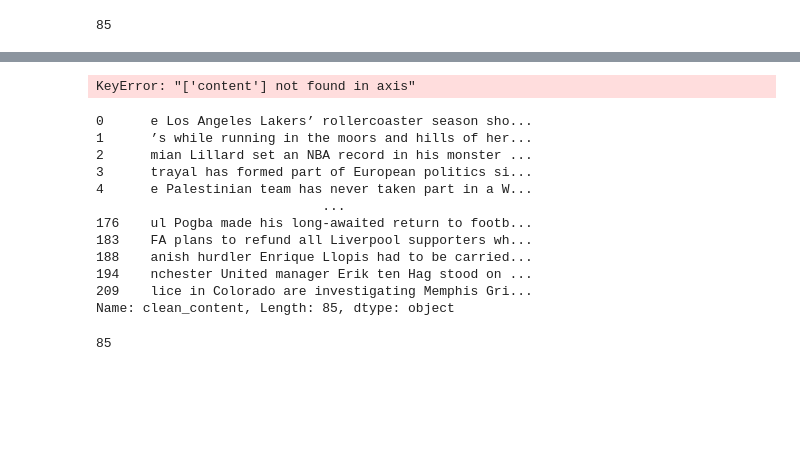
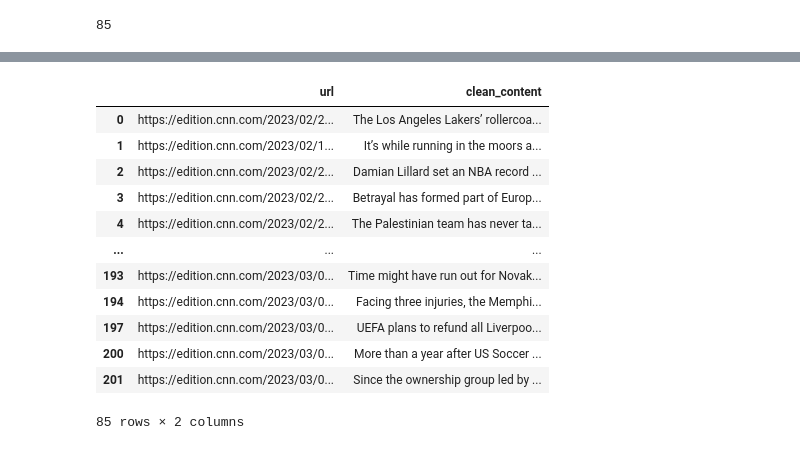
Before and after one commit to christine-kwan/News-Summarization, a Jupyter notebook: CNN Data Pre Processing.ipynb, the cells around one changed output, grey strips where cells are left out. Saved outputs shown, nothing was run; the diff lists cells and outputs as text; code cells hidden in the pictures; blank space fills up the shorter version.

```diff
--- a/CNN Data Pre Processing.ipynb
+++ b/CNN Data Pre Processing.ipynb
@@ -60,21 +250,19 @@ res
 # %%
-combined_df['clean_content'] = res
-combined_df = combined_df.drop('content', axis=1)
+# combined_df['clean_content'] = res
+# combined_df = combined_df.drop('content', axis=1)
-# %% [output]
-KeyError: "['content'] not found in axis"
 # %%
-content=combined_df['clean_content']
-content
+# combined_df
 # %% [output]
+|  | url | clean_content |
+| 0 | https://edition.cnn.com/2023/02/2... | The Los Angeles Lakers’ rollercoa... |
+| 1 | https://edition.cnn.com/2023/02/1... | It’s while running in the moors a... |
+| 2 | https://edition.cnn.com/2023/02/2... | Damian Lillard set an NBA record ... |
+| 3 | https://edition.cnn.com/2023/02/2... | Betrayal has formed part of Europ... |
+| 4 | https://edition.cnn.com/2023/02/2... | The Palestinian team has never ta... |
+| ... | ... | ... |
+| 193 | https://edition.cnn.com/2023/03/0... | Time might have run out for Novak... |
+| 194 | https://edition.cnn.com/2023/03/0... | Facing three injuries, the Memphi... |
+| 197 | https://edition.cnn.com/2023/03/0... | UEFA plans to refund all Liverpoo... |
+| 200 | https://edition.cnn.com/2023/03/0... | More than a year after US Soccer ... |
+| 201 | https://edition.cnn.com/2023/03/0... | Since the ownership group led by ... |
-0      e Los Angeles Lakers’ rollercoaster season sho...
-1      ’s while running in the moors and hills of her...
-2      mian Lillard set an NBA record in his monster ...
-3      trayal has formed part of European politics si...
-4      e Palestinian team has never taken part in a W...
-                             ...
-176    ul Pogba made his long-awaited return to footb...
-183    FA plans to refund all Liverpool supporters wh...
-188    anish hurdler Enrique Llopis had to be carried...
-194    nchester United manager Erik ten Hag stood on ...
-209    lice in Colorado are investigating Memphis Gri...
-Name: clean_content, Length: 85, dtype: object
+85 rows × 2 columns
@@ -83,4 +268,0 @@ Name: clean_content, Length: 85, dtype: object
-# %%
-len(combined_df)
-# %% [output]
-85
```
Also changed, not shown: parts of 11 cells of this notebook.
